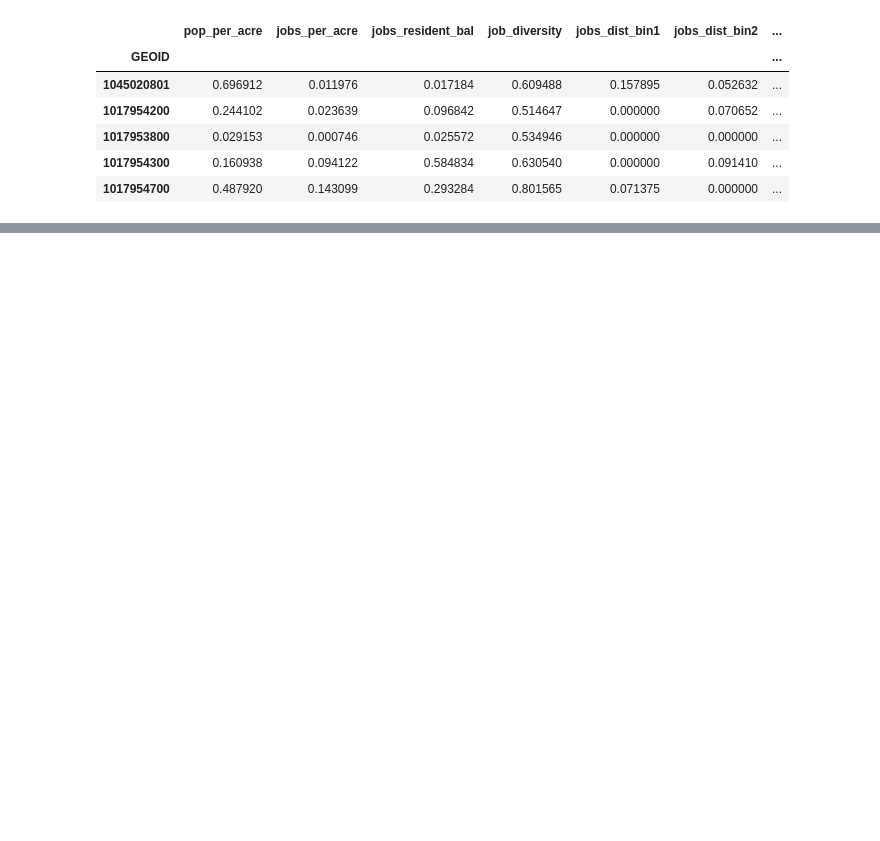
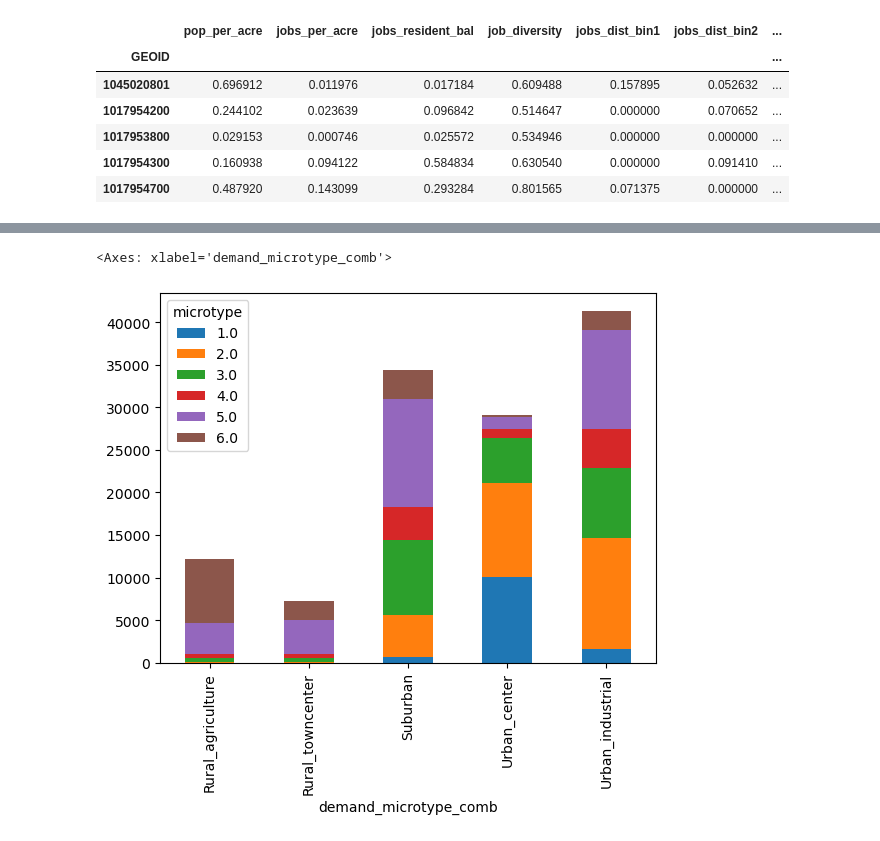
Before and after one commit to LBNL-UCB-STI/GEMS-data, a Jupyter notebook: spatial_cluster/validate_cluster_output.ipynb, the cells around one changed output, grey strips where cells are left out. Saved outputs shown, nothing was run; the diff lists cells and outputs as text; code cells hidden in the pictures; blank space fills up the shorter version.

```diff
--- a/spatial_cluster/validate_cluster_output.ipynb
+++ b/spatial_cluster/validate_cluster_output.ipynb
@@ -81,0 +164,13 @@ for feature in list_of_feature:
+# %%
+# microtype crosswalk
+# census_tract_crosswalk.head(5)
+census_tract_crosswalk_short = \
+census_tract_crosswalk[['GEOID_TRACT_20', 'GEOID_TRACT_10']]
+# v1_cluster.head(5)
+v1_cluster_short = v1_cluster[['GEOID', 'microtype', 'geotype', 'st_code']]
+v1_cluster_short = v1_cluster_short.rename(columns = {'GEOID': 'GEOID_TRACT_10'})
+v1_cluster_to_2020 = pd.merge(census_tract_crosswalk_short,
+                             v1_cluster_short, on = 'GEOID_TRACT_10',
+                             how = 'left')
+v1_cluster_to_2020 = v1_cluster_to_2020.rename(columns = {'GEOID_TRACT_20': 'GEOID'})
+v1_cluster_to_2020.head(5)
@@ -81,0 +184,14 @@ for feature in list_of_feature:
+# %%
+cluster_order = {'Urban_industrial':4,
+                 'Rural_agriculture': 1,
+                 'Suburban': 3,
+                 'Urban_center': 5,
+                 'Rural_towncenter': 2}
+cluster_results_compare = pd.merge(cluster_results_to_plot,
+                                   v1_cluster_to_2020,
+                                   left_index = True,
+                                   right_on = 'GEOID',
+                                   how = 'left')
+
+
+cluster_results_compare.head(5)
@@ -81,0 +205,7 @@ for feature in list_of_feature:
+# %%
+microtype_compare = pd.crosstab(cluster_results_compare.demand_microtype_comb,
+                                cluster_results_compare.microtype)
+microtype_compare.plot(kind = 'bar', stacked = True)
+# %% [output]
+<Axes: xlabel='demand_microtype_comb'>
+[figure, added]
```
Also changed, not shown: parts of 13 cells of this notebook.
